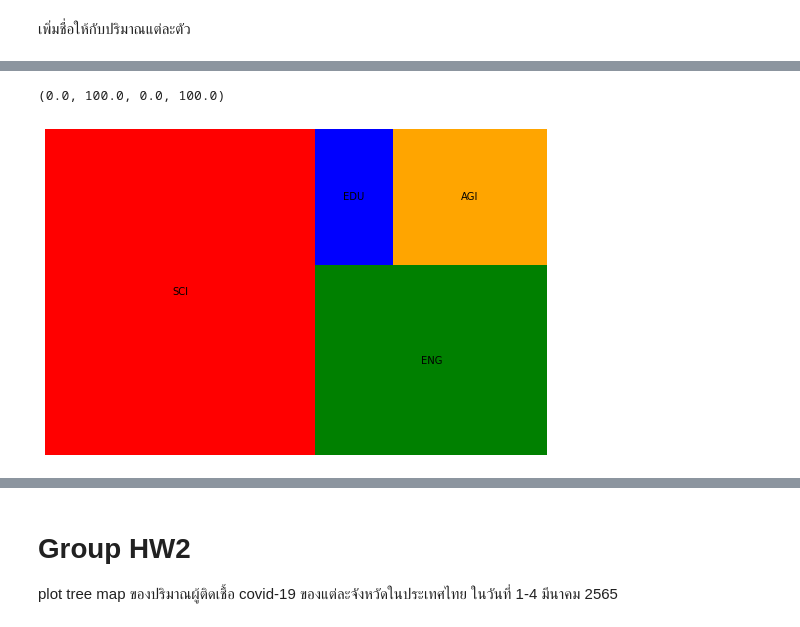
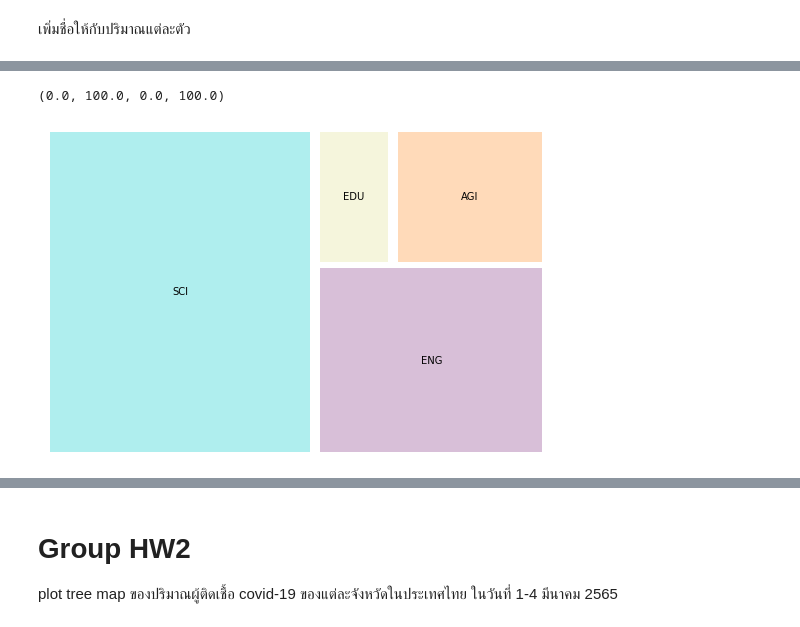
Before and after one commit to sucheerarighthere/BasicProg_DataViz65, a Jupyter notebook: DataViz04_Data_Comparison.ipynb, the cells around one changed output, grey strips where cells are left out. Cells and saved outputs as stored; diff of their text form; code cells hidden in the pictures.

```diff
--- a/DataViz04_Data_Comparison.ipynb
+++ b/DataViz04_Data_Comparison.ipynb
@@ -446,9 +543,9 @@ plt.axis('off')
 # %%
 labels = ['SCI', 'ENG', 'EDU', 'AGI']
 data = [500, 250, 60, 120]
-color = ['red', 'green', 'blue', 'orange']
-squarify.plot(data,color=color,label = labels)
+color = ['paleturquoise', 'thistle', 'beige', 'peachpuff']
+squarify.plot(data,color=color,label = labels,pad=True)
 plt.axis('off')
 # %% [output]
 (0.0, 100.0, 0.0, 100.0)
-[figure, old version]
+[figure, new version]
```
Also changed, not shown: parts of 54 cells of this notebook.
